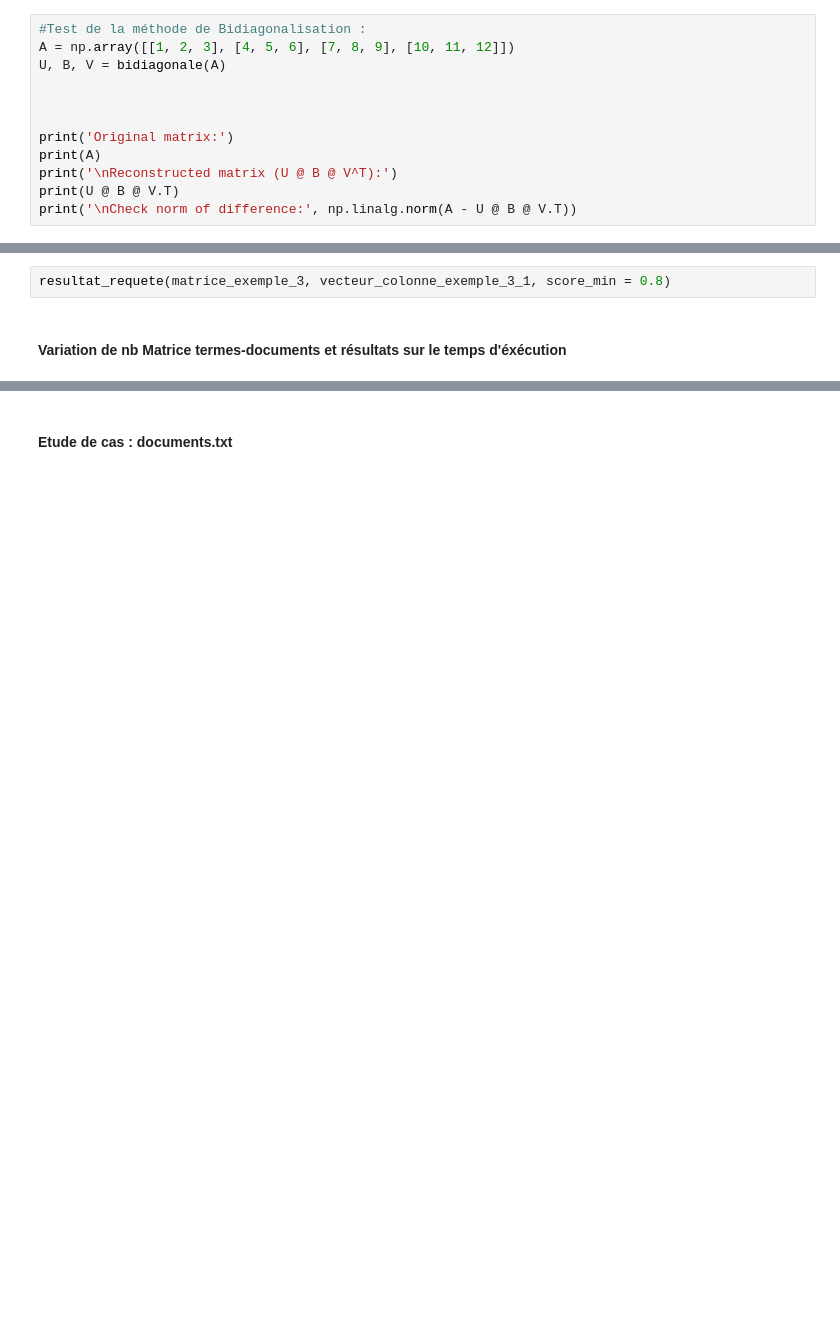
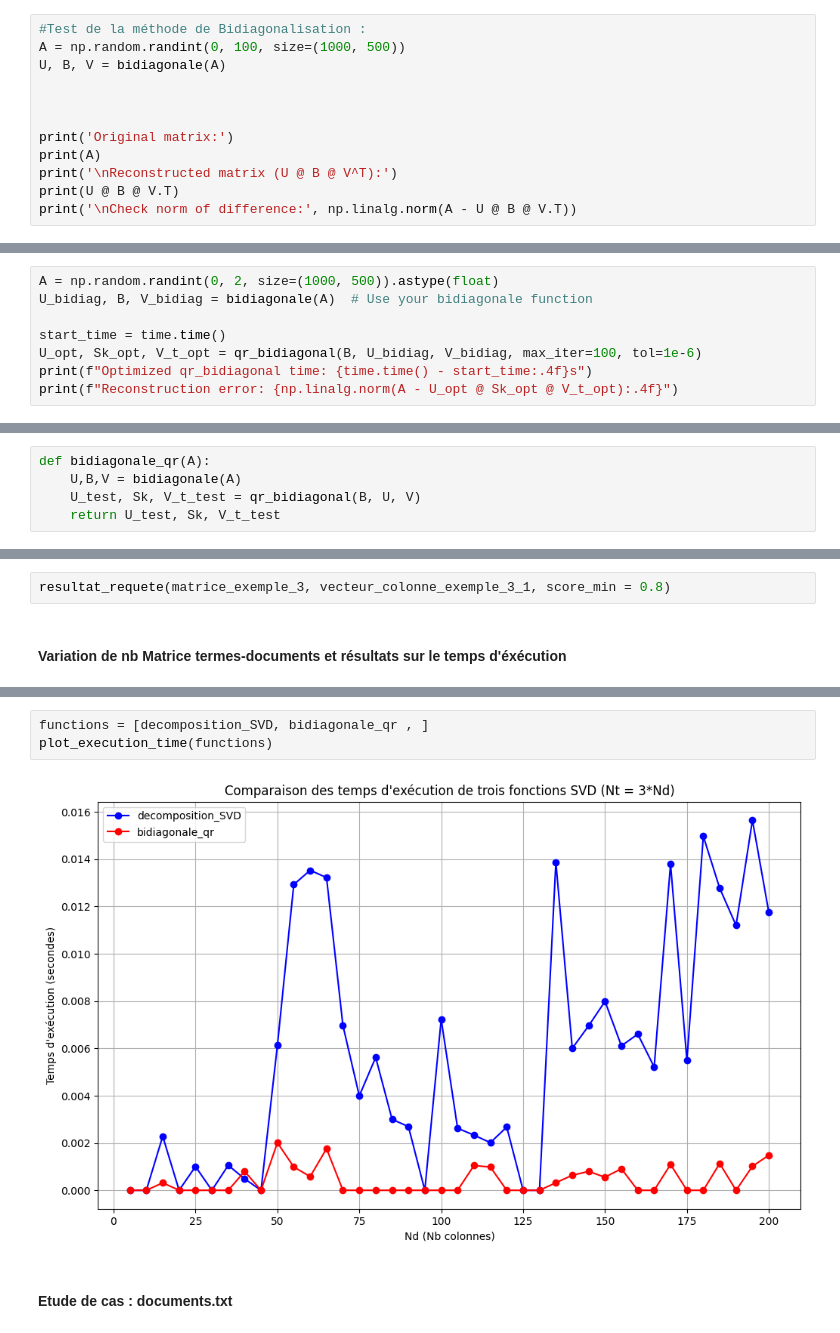
Before and after one commit to Chaabane2k03/Projet_Python_IGL3, a Jupyter notebook: Projet/project.ipynb, the cells around one changed output, grey strips where cells are left out. Drawn from its saved outputs; the diff is of its cells as text; blank space fills up the shorter version.

Commit message:
somehow (a glitch for sure ) managed to fix bidiagonal high consumption of time

```diff
--- a/Projet/project.ipynb
+++ b/Projet/project.ipynb
@@ -329,6 +339,6 @@ def bidiagonale(A):
 # %%
 #Test de la méthode de Bidiagonalisation :
-A = np.array([[1, 2, 3], [4, 5, 6], [7, 8, 9], [10, 11, 12]])
+A = np.random.randint(0, 100, size=(1000, 500))
 U, B, V = bidiagonale(A)
 
 
@@ -410 +435,9 @@ def qr_bidiagonal(B, U_bidiag, V_bidiag, max_iter=1000, tol=1e-10):
     return U, Sk, V.T
+# %%
+A = np.random.randint(0, 2, size=(1000, 500)).astype(float)
+U_bidiag, B, V_bidiag = bidiagonale(A)  # Use your bidiagonale function
+
+start_time = time.time()
+U_opt, Sk_opt, V_t_opt = qr_bidiagonal(B, U_bidiag, V_bidiag, max_iter=100, tol=1e-6)
+print(f"Optimized qr_bidiagonal time: {time.time() - start_time:.4f}s")
+print(f"Reconstruction error: {np.linalg.norm(A - U_opt @ Sk_opt @ V_t_opt):.4f}")
@@ -411,3 +446,8 @@ def qr_bidiagonal(B, U_bidiag, V_bidiag, max_iter=1000, tol=1e-10):
+# %%
+def bidiagonale_qr(A):
+    U,B,V = bidiagonale(A)
+    U_test, Sk, V_t_test = qr_bidiagonal(B, U, V)
+    return U_test, Sk, V_t_test
 # %%
 # Matrice de test
 A = np.array([[1, 2, 3], [4, 5, 6], [7, 8, 9], [10, 11, 12]])
@@ -595,3 +696,8 @@ resultat_requete(matrice_exemple_3, vecteur_colonne_exemple_3_1, score_min = 0.8
+# %%
+functions = [decomposition_SVD, bidiagonale_qr , ]
+plot_execution_time(functions)
+# %% [output]
+[figure, added]
 # %% [markdown]
 #### Etude de cas : documents.txt
 # %%
```
Also changed, not shown: parts of 11 cells of this notebook, 2 other files.
